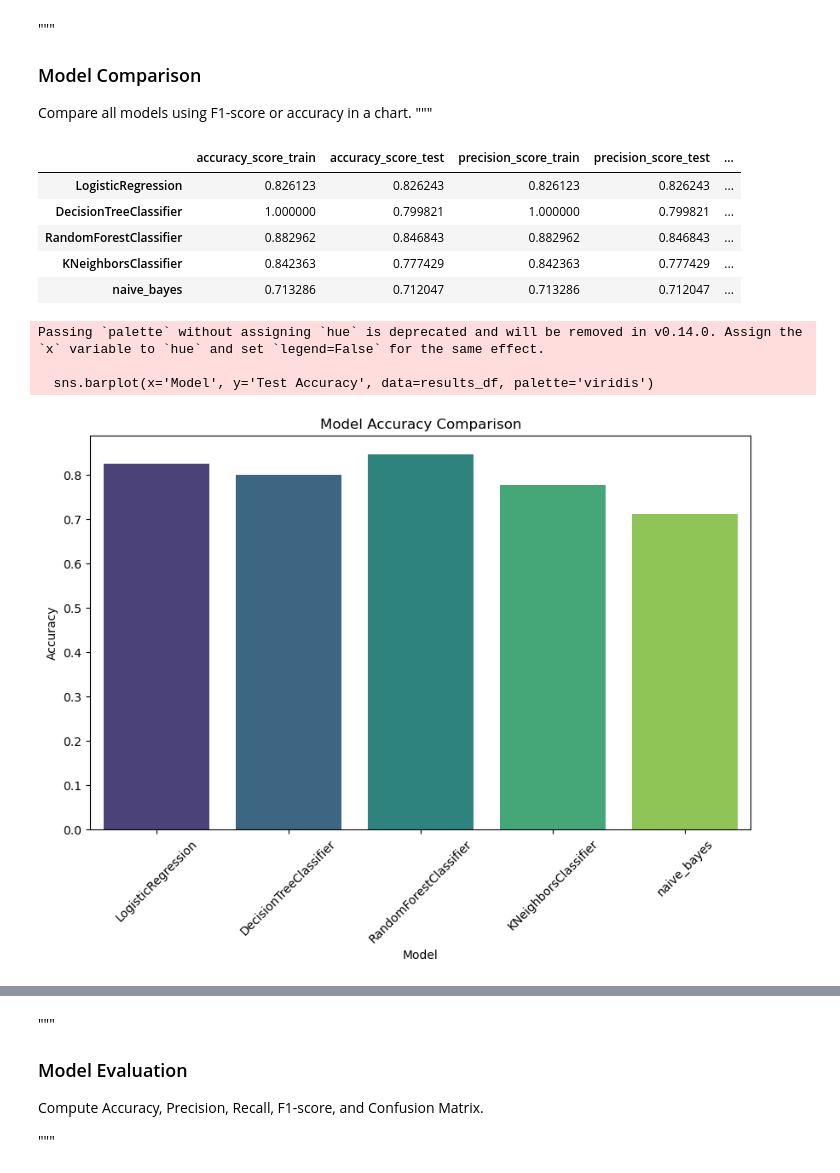
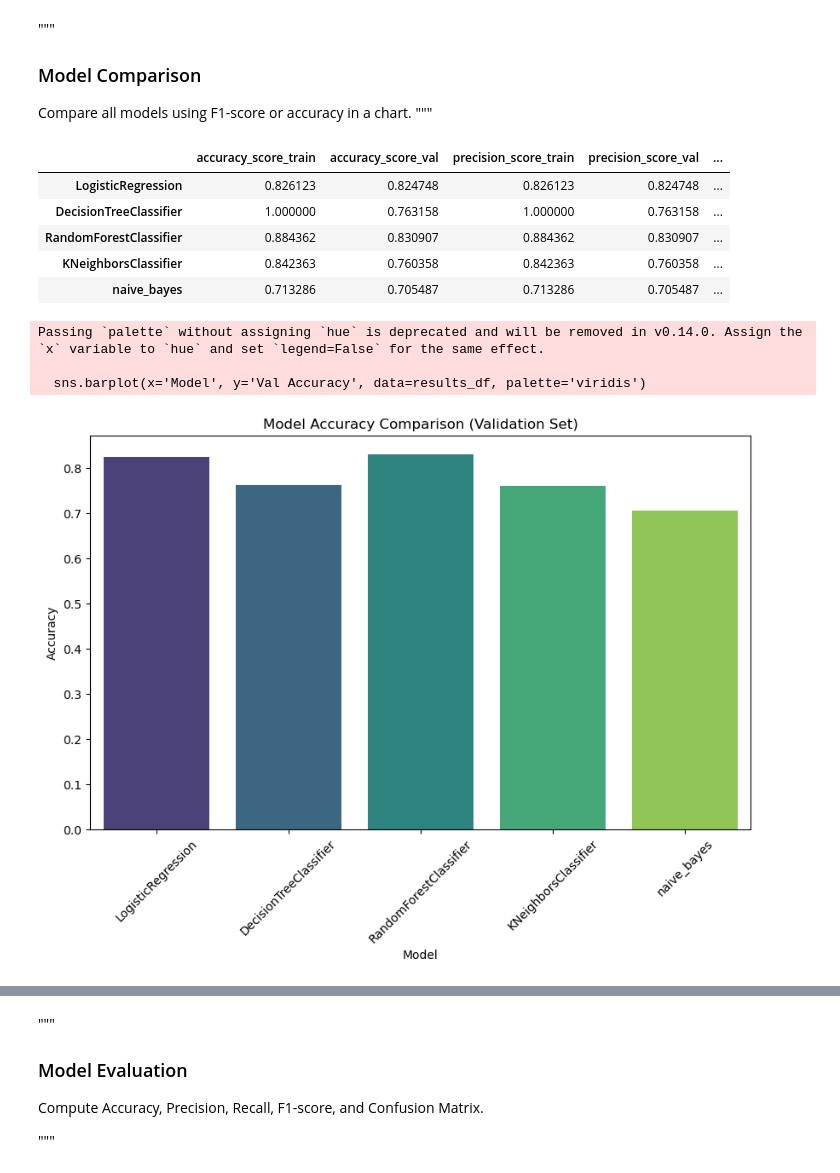
Before and after one commit to Mohamedshawky4/marketing-prediction-ML-website, a Jupyter notebook: Bank Marketing Prediction System (1).ipynb, the cells around one changed output, grey strips where cells are left out. Saved outputs shown, nothing was run; the diff lists cells and outputs as text; code cells hidden in the pictures.

```diff
--- a/Bank Marketing Prediction System (1).ipynb
+++ b/Bank Marketing Prediction System (1).ipynb
@@ -686,18 +687,17 @@ models={
 models_loss={}
 for model_name , model in tqdm(models.items()):
     model.fit(X_train,y_train)
-    y_pred_train=model.predict(X_train)
-    y_pred_test=model.predict(X_test)
+    y_pred_train = model.predict(X_train)
+    y_pred_val = model.predict(X_val)
     models_loss[model_name]=[
         accuracy_score(y_train,y_pred_train),
-        accuracy_score(y_test,y_pred_test),
+        accuracy_score(y_val,y_pred_val),
         precision_score(y_train,y_pred_train,average="micro"),
-        precision_score(y_test,y_pred_test,average="micro"),
+        precision_score(y_val,y_pred_val,average="micro"),
 
         recall_score(y_train,y_pred_train,average="micro"),
-        recall_score(y_test,y_pred_test,average="micro"),
+        recall_score(y_val,y_pred_val,average="micro"),
         f1_score(y_train,y_pred_train,average="micro"),
-        f1_score(y_test,y_pred_test,average="micro"),
-
+        f1_score(y_val,y_pred_val,average="micro"),
     ]
 # %%
@@ -708,34 +708,34 @@ d.columns = ['accuracy_score_train', 'accuracy_score_test', 'precision_score_tra
 # %%
-d
+display(d)
 # %% [output]
-|  | accuracy_score_train | accuracy_score_test | precision_score_train | precision_score_test | ... |
-| LogisticRegression | 0.826123 | 0.826243 | 0.826123 | 0.826243 | ... |
-| DecisionTreeClassifier | 1.000000 | 0.799821 | 1.000000 | 0.799821 | ... |
-| RandomForestClassifier | 0.882962 | 0.846843 | 0.882962 | 0.846843 | ... |
-| KNeighborsClassifier | 0.842363 | 0.777429 | 0.842363 | 0.777429 | ... |
-| naive_bayes | 0.713286 | 0.712047 | 0.713286 | 0.712047 | ... |
+|  | accuracy_score_train | accuracy_score_val | precision_score_train | precision_score_val | ... |
+| LogisticRegression | 0.826123 | 0.824748 | 0.826123 | 0.824748 | ... |
+| DecisionTreeClassifier | 1.000000 | 0.763158 | 1.000000 | 0.763158 | ... |
+| RandomForestClassifier | 0.884362 | 0.830907 | 0.884362 | 0.830907 | ... |
+| KNeighborsClassifier | 0.842363 | 0.760358 | 0.842363 | 0.760358 | ... |
+| naive_bayes | 0.713286 | 0.705487 | 0.713286 | 0.705487 | ... |
 # %%
 results_df = pd.DataFrame.from_dict(
     models_loss,
     orient='index',
     columns=[
-        'Train Accuracy', 'Test Accuracy',
-        'Train Precision', 'Test Precision',
-        'Train Recall', 'Test Recall',
-        'Train F1', 'Test F1'
+        'Train Accuracy', 'Val Accuracy',
+        'Train Precision', 'Val Precision',
+        'Train Recall', 'Val Recall',
+        'Train F1', 'Val F1'
     ]
 ).reset_index().rename(columns={'index': 'Model'})
 # %%
 plt.figure(figsize=(10,6))
-sns.barplot(x='Model', y='Test Accuracy', data=results_df, palette='viridis')
-plt.title("Model Accuracy Comparison")
+sns.barplot(x='Model', y='Val Accuracy', data=results_df, palette='viridis')
+plt.title("Model Accuracy Comparison (Validation Set)")
 plt.ylabel("Accuracy")
 plt.xticks(rotation=45)
 plt.show()
 # %% [output]
 Passing `palette` without assigning `hue` is deprecated and will be removed in v0.14.0. Assign the `x` variable to `hue` and set `legend=False` for the same effect.
 
-  sns.barplot(x='Model', y='Test Accuracy', data=results_df, palette='viridis')
+  sns.barplot(x='Model', y='Val Accuracy', data=results_df, palette='viridis')
-[figure, old version]
+[figure, new version]
 # %%
 plt.figure(figsize=(10,6))
```
Also changed, not shown: parts of 19 cells of this notebook, 1 other file.
